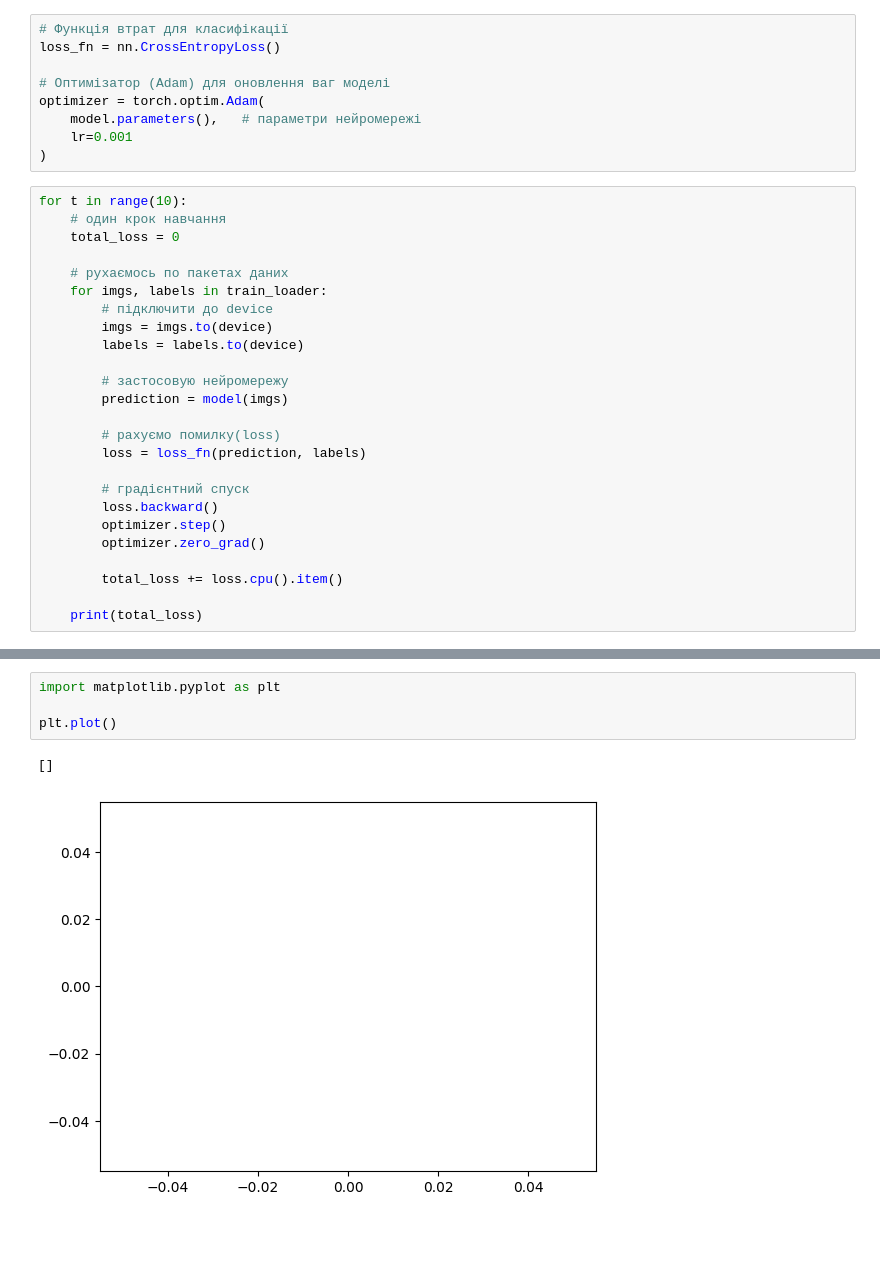
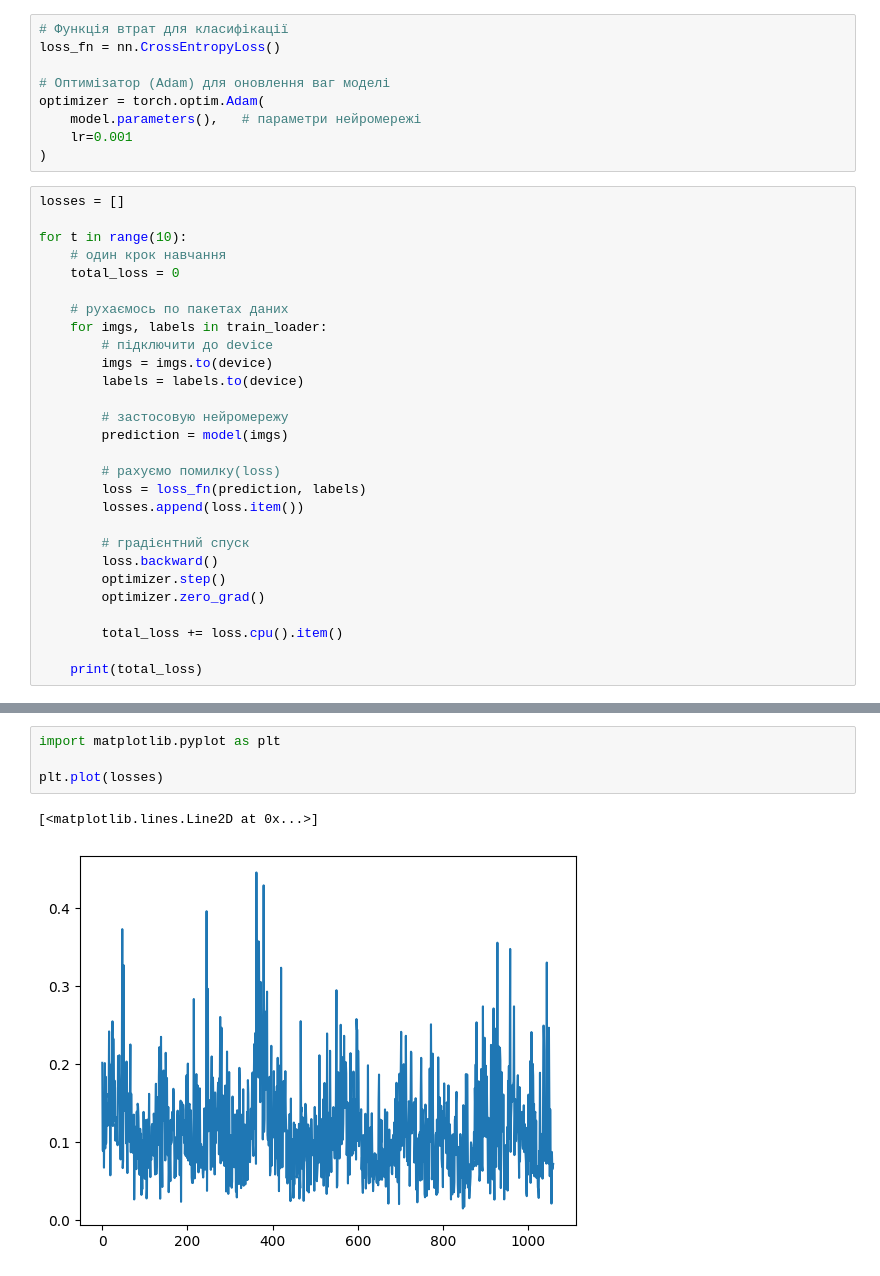
Before and after one commit to ViktorKondrashov/ITStep-AI, a Jupyter notebook: homework19.ipynb, the cells around one changed output, grey strips where cells are left out. Saved outputs shown, nothing was run; the diff lists cells and outputs as text; blank space fills up the shorter version.

```diff
--- a/homework19.ipynb
+++ b/homework19.ipynb
@@ -281,6 +281,8 @@ optimizer = torch.optim.Adam(
     lr=0.001
 )
 # %%
+losses = []
+
 for t in range(10):
     # один крок навчання
     total_loss = 0
@@ -296,6 +298,7 @@ for t in range(10):
 
         # рахуємо помилку(loss)
         loss = loss_fn(prediction, labels)
+        losses.append(loss.item())
 
         # градієнтний спуск
         loss.backward()
@@ -348,7 +356,7 @@ tensor([[3.4785e-18, 5.3288e-15, 6.2027e-22,  ..., 1.7659e-01, 1.8376e-20,
 # %%
 import matplotlib.pyplot as plt
 
-plt.plot()
+plt.plot(losses)
 # %% [output]
-[]
+[<matplotlib.lines.Line2D at 0x...>]
-[figure, old version]
+[figure, new version]
```
Also changed, not shown: parts of 18 cells of this notebook.
